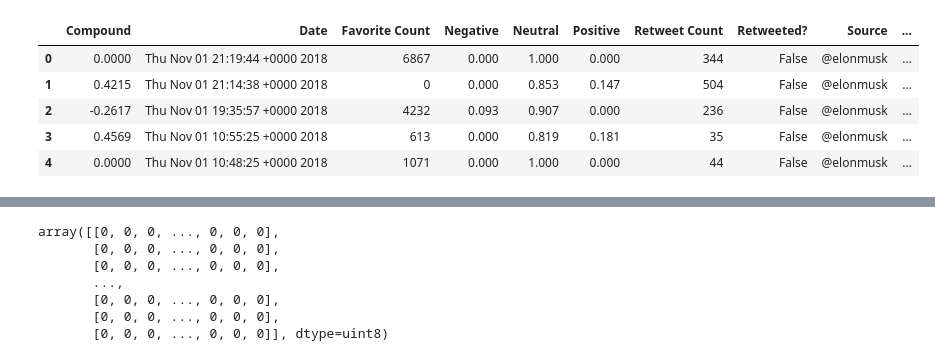
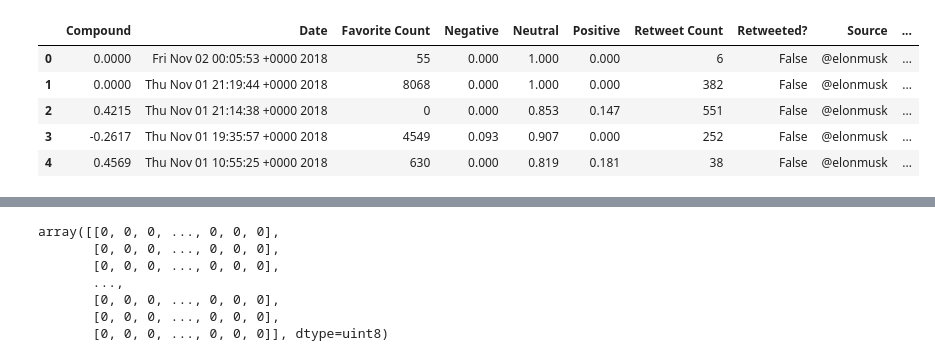
Before and after one commit to acwalkerca/Sentiment-Analysis-Project, a Jupyter notebook: Sentiment Analysis - Elon Musk.ipynb, the cells around one changed output, grey strips where cells are left out. Drawn from its saved outputs; the diff is of its cells as text; code cells hidden in the pictures.

```diff
--- a/Sentiment Analysis - Elon Musk.ipynb
+++ b/Sentiment Analysis - Elon Musk.ipynb
@@ -46,45 +54,45 @@ for target in target_elon:
     oldest_tweet = None
 
     #Loop through 5 pages from home feed (total 100 tweets)
-    for x in range (5):
+    for x in range (10):
 
         #Get all tweets from home feed
         public_tweets = api.user_timeline(target_elon, max_id = oldest_tweet)
 
         #loop through all tweets
         for tweet in public_tweets:
 
             #Run Vader Analysis on each tweet
             results = analyzer.polarity_scores(tweet["text"])
             compound = results ["compound"]
             pos = results ["pos"]
             neg = results ["neg"]
             neu = results ["neu"]
 
             #Get oldest tweet id, subtract 1, and assign to oldest tweet
             oldest_tweet = tweet["id"] - 1
 
             #Add sentiments for each tweet into a list
             sentiments.append({"Source":target_elon,
                               "Text":tweet["text"],
                               "Date":tweet["created_at"],
                               "Compound":compound,
                               "Positive":pos,
                               "Neutral":neu,
                               "Negative":neg,
                               "Retweeted?":tweet["retweeted"],
                               "Retweet Count":tweet["retweet_count"],
                               "Favorite Count": tweet["favorite_count"]})
             counter +=1
 tweets_df = pd.DataFrame.from_dict(sentiments)
 tweets_df.head()
 # %% [output]
 |  | Compound | Date | Favorite Count | Negative | Neutral | Positive | Retweet Count | Retweeted? | Source | ... |
-| 0 | 0.0000 | Thu Nov 01 21:19:44 +0000 2018 | 6867 | 0.000 | 1.000 | 0.000 | 344 | False | @elonmusk | ... |
-| 1 | 0.4215 | Thu Nov 01 21:14:38 +0000 2018 | 0 | 0.000 | 0.853 | 0.147 | 504 | False | @elonmusk | ... |
-| 2 | -0.2617 | Thu Nov 01 19:35:57 +0000 2018 | 4232 | 0.093 | 0.907 | 0.000 | 236 | False | @elonmusk | ... |
-| 3 | 0.4569 | Thu Nov 01 10:55:25 +0000 2018 | 613 | 0.000 | 0.819 | 0.181 | 35 | False | @elonmusk | ... |
-| 4 | 0.0000 | Thu Nov 01 10:48:25 +0000 2018 | 1071 | 0.000 | 1.000 | 0.000 | 44 | False | @elonmusk | ... |
+| 0 | 0.0000 | Fri Nov 02 00:05:53 +0000 2018 | 55 | 0.000 | 1.000 | 0.000 | 6 | False | @elonmusk | ... |
+| 1 | 0.0000 | Thu Nov 01 21:19:44 +0000 2018 | 8068 | 0.000 | 1.000 | 0.000 | 382 | False | @elonmusk | ... |
+| 2 | 0.4215 | Thu Nov 01 21:14:38 +0000 2018 | 0 | 0.000 | 0.853 | 0.147 | 551 | False | @elonmusk | ... |
+| 3 | -0.2617 | Thu Nov 01 19:35:57 +0000 2018 | 4549 | 0.093 | 0.907 | 0.000 | 252 | False | @elonmusk | ... |
+| 4 | 0.4569 | Thu Nov 01 10:55:25 +0000 2018 | 630 | 0.000 | 0.819 | 0.181 | 38 | False | @elonmusk | ... |
 # %%
 #Remove retweets and change the order of columns
 tweets_df = tweets_df[tweets_df["Retweeted?"]==False][["Source","Text","Date","Compound","Positive","Neutral","Negative","Retweet Count","Favorite Count"]]
```
Also changed, not shown: parts of 12 cells of this notebook, 9 other files.
